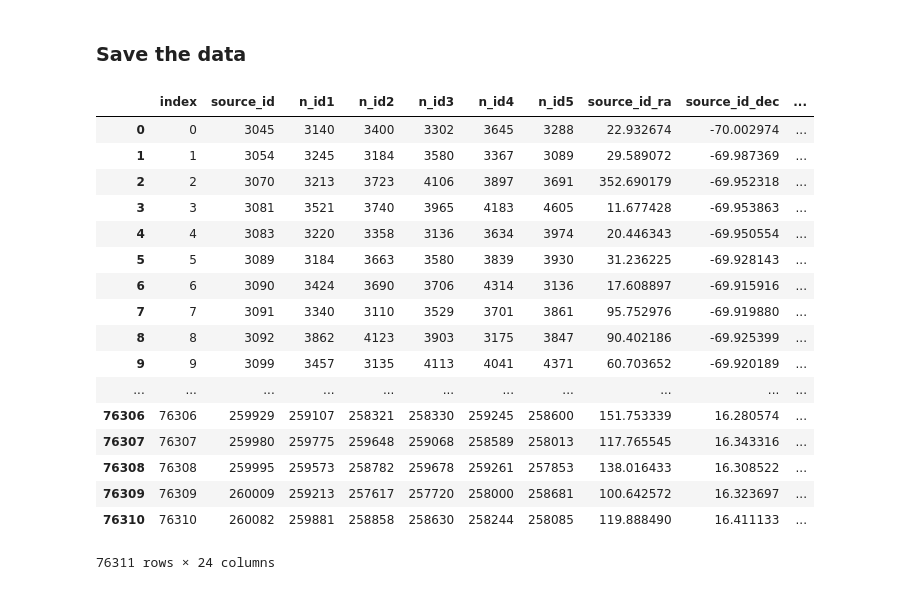
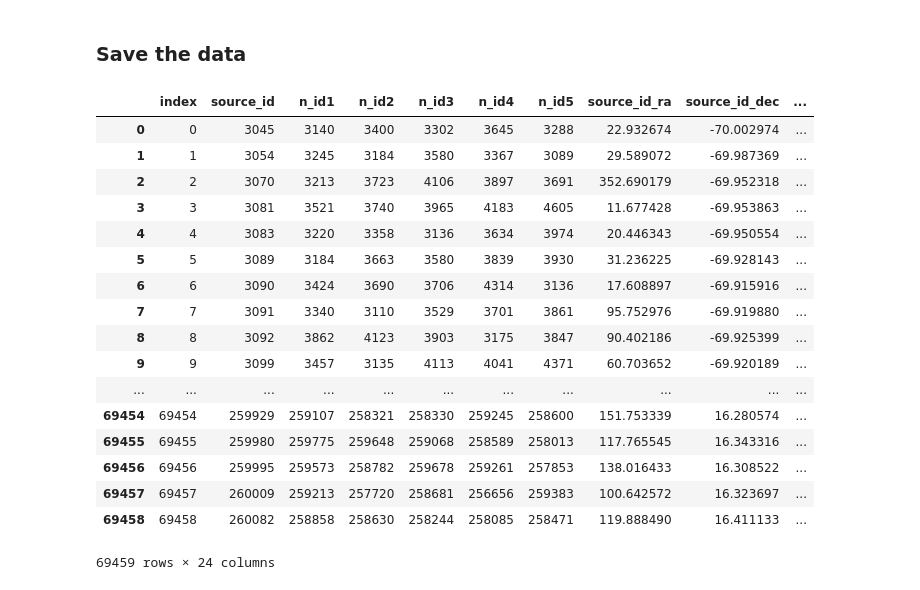
Before and after one commit to piccolomud/mwats, a Jupyter notebook: SQL/MWATS_average_SQL.ipynb, the cells around one changed output. Cells and saved outputs as stored; diff of their text form; code cells hidden in the pictures.

```diff
--- a/SQL/MWATS_average_SQL.ipynb
+++ b/SQL/MWATS_average_SQL.ipynb
@@ -348,5 +314,5 @@ Wall time: 138 ms
 # %%
-stats.reset_index(inplace=True)
+stats_table.reset_index(inplace=True)
 filtered_raw_avg_data.reset_index(inplace=True)
 filtered_raw_data.reset_index(inplace=True)
 # %% [markdown]
@@ -526,7 +470,8 @@ plt.legend()
 # %%
 # Filter out the nearby sources
-close_source = neighbours[neighbours.dist_1 > 0.0625] # > 5 pixels ADD AS PARAMETER ABOVE
-stats = stats[stats.source_id.isin(close_source.source_id)] # Do stats table only, leave in place in data tables.
+pixel_distance = 5.0
+close_source = neighbours[neighbours.dist_1 > (0.0125*pixel_distance)] # > 5 pixels ADD AS PARAMETER ABOVE
+stats_table = stats_table[stats_table.source_id.isin(close_source.source_id)] # Do stats table only, leave in place in data tables.
 # %%
 ax=(neighbours.dist_1).hist(bins=80, figsize=(10, 5), grid=False, histtype='step', label='Sources')
 ax=(neighbours.dist_2).hist(bins=70, figsize=(10, 5), grid=False, histtype='step', label='Sources')
@@ -542,0 +519,36 @@ plt.legend()
+# %%
+# Good test source ..... source_id = 12775
+source_list = []
+x_corr_1 = []
+x_corr_2 = []
+x_corr_3 = []
+x_corr_4 = []
+x_corr_5 = []
+l_corr_1 = []
+l_corr_2 = []
+l_corr_3 = []
+l_corr_4 = []
+l_corr_5 = []
+
+for source in stats_table.source_id:
+    source_list.append(source)
+    x1, l1 = get_corr(source, 1)
+    x2, l2 = get_corr(source, 2)
+    x3, l3 = get_corr(source, 3)
+    x4, l4 = get_corr(source, 4)
+    x5, l5 = get_corr(source, 5)
+    x_corr_1.append(x1)
+    l_corr_1.append(l1)
+    x_corr_2.append(x2)
+    l_corr_2.append(l2)
+    x_corr_3.append(x3)
+    l_corr_3.append(l3)
+    x_corr_4.append(x4)
+    l_corr_4.append(l4)
+    x_corr_5.append(x5)
+    l_corr_5.append(l5)
+
+d = {'source_id':source_list,'x_corr_1':x_corr_1, 'x_corr_2':x_corr_2, 'x_corr_3':x_corr_3, 'x_corr_4':x_corr_4,'x_corr_5':x_corr_5, 'l_corr_1':l_corr_1, 'l_corr_2':l_corr_2, 'l_corr_3':l_corr_3, 'l_corr_4':l_corr_4,'l_corr_5':l_corr_5}
+corr = pd.DataFrame(d)
+# %%
+stats_table = stats_table.merge(corr, left_on='source_id', right_on='source_id')
@@ -543,27 +563,27 @@ plt.legend()
 # %% [markdown]
 ### Save the data
 # %%
-stats.reset_index(inplace=True)
+stats_table.reset_index(inplace=True)
 filtered_raw_avg_data.reset_index(inplace=True)
 filtered_raw_data.reset_index(inplace=True)
 neighbours.reset_index()
 # %% [output]
 |  | index | source_id | n_id1 | n_id2 | n_id3 | n_id4 | n_id5 | source_id_ra | source_id_dec | ... |
 | 0 | 0 | 3045 | 3140 | 3400 | 3302 | 3645 | 3288 | 22.932674 | -70.002974 | ... |
 | 1 | 1 | 3054 | 3245 | 3184 | 3580 | 3367 | 3089 | 29.589072 | -69.987369 | ... |
 | 2 | 2 | 3070 | 3213 | 3723 | 4106 | 3897 | 3691 | 352.690179 | -69.952318 | ... |
 | 3 | 3 | 3081 | 3521 | 3740 | 3965 | 4183 | 4605 | 11.677428 | -69.953863 | ... |
 | 4 | 4 | 3083 | 3220 | 3358 | 3136 | 3634 | 3974 | 20.446343 | -69.950554 | ... |
 | 5 | 5 | 3089 | 3184 | 3663 | 3580 | 3839 | 3930 | 31.236225 | -69.928143 | ... |
 | 6 | 6 | 3090 | 3424 | 3690 | 3706 | 4314 | 3136 | 17.608897 | -69.915916 | ... |
 | 7 | 7 | 3091 | 3340 | 3110 | 3529 | 3701 | 3861 | 95.752976 | -69.919880 | ... |
 | 8 | 8 | 3092 | 3862 | 4123 | 3903 | 3175 | 3847 | 90.402186 | -69.925399 | ... |
 | 9 | 9 | 3099 | 3457 | 3135 | 4113 | 4041 | 4371 | 60.703652 | -69.920189 | ... |
 | ... | ... | ... | ... | ... | ... | ... | ... | ... | ... | ... |
-| 76306 | 76306 | 259929 | 259107 | 258321 | 258330 | 259245 | 258600 | 151.753339 | 16.280574 | ... |
-| 76307 | 76307 | 259980 | 259775 | 259648 | 259068 | 258589 | 258013 | 117.765545 | 16.343316 | ... |
-| 76308 | 76308 | 259995 | 259573 | 258782 | 259678 | 259261 | 257853 | 138.016433 | 16.308522 | ... |
-| 76309 | 76309 | 260009 | 259213 | 257617 | 257720 | 258000 | 258681 | 100.642572 | 16.323697 | ... |
-| 76310 | 76310 | 260082 | 259881 | 258858 | 258630 | 258244 | 258085 | 119.888490 | 16.411133 | ... |
+| 69454 | 69454 | 259929 | 259107 | 258321 | 258330 | 259245 | 258600 | 151.753339 | 16.280574 | ... |
+| 69455 | 69455 | 259980 | 259775 | 259648 | 259068 | 258589 | 258013 | 117.765545 | 16.343316 | ... |
+| 69456 | 69456 | 259995 | 259573 | 258782 | 259678 | 259261 | 257853 | 138.016433 | 16.308522 | ... |
+| 69457 | 69457 | 260009 | 259213 | 257720 | 258681 | 256656 | 259383 | 100.642572 | 16.323697 | ... |
+| 69458 | 69458 | 260082 | 258858 | 258630 | 258244 | 258085 | 258471 | 119.888490 | 16.411133 | ... |
-76311 rows × 24 columns
+69459 rows × 24 columns
 # %%
```
Also changed, not shown: parts of 34 cells of this notebook, 8 other files.
